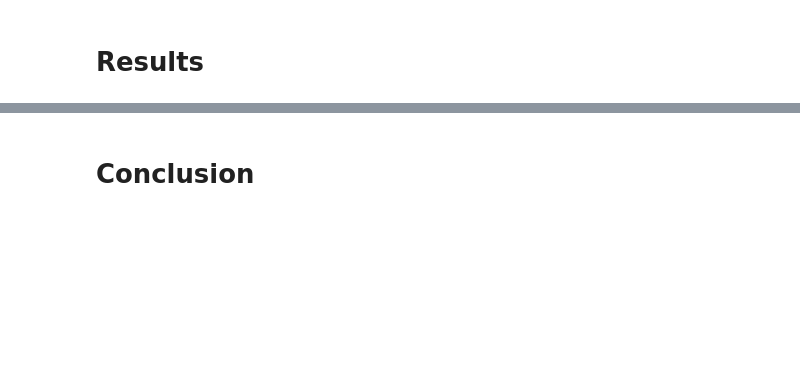
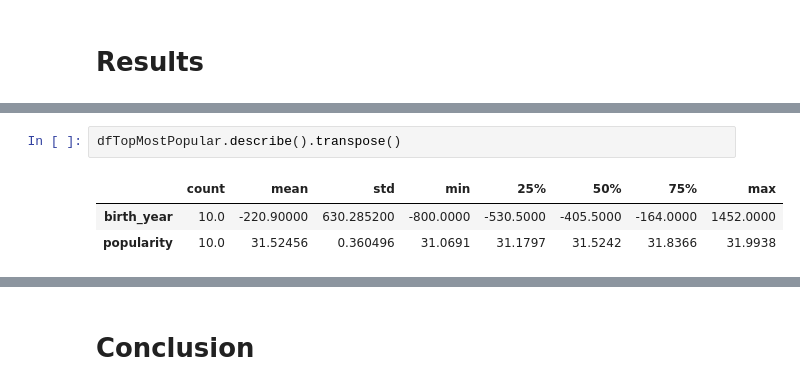
Before and after one commit to tbahng/ist652-final_project, a Jupyter notebook: Final_Project_Report.ipynb, the cells around one changed output, grey strips where cells are left out. Cells and saved outputs as stored; diff of their text form; blank space fills up the shorter version.

```diff
--- a/Final_Project_Report.ipynb
+++ b/Final_Project_Report.ipynb
@@ -803,0 +932,6 @@ All 10 of the most popular biographies were labeled as outliers. These had littl
+# %%
+dfTopMostPopular.describe().transpose()
+# %% [output]
+|  | count | mean | std | min | 25% | 50% | 75% | max |
+| birth_year | 10.0 | -220.90000 | 630.285200 | -800.0000 | -530.5000 | -405.5000 | -164.0000 | 1452.0000 |
+| popularity | 10.0 | 31.52456 | 0.360496 | 31.0691 | 31.1797 | 31.5242 | 31.8366 | 31.9938 |
```
Also changed, not shown: parts of 15 cells of this notebook.
